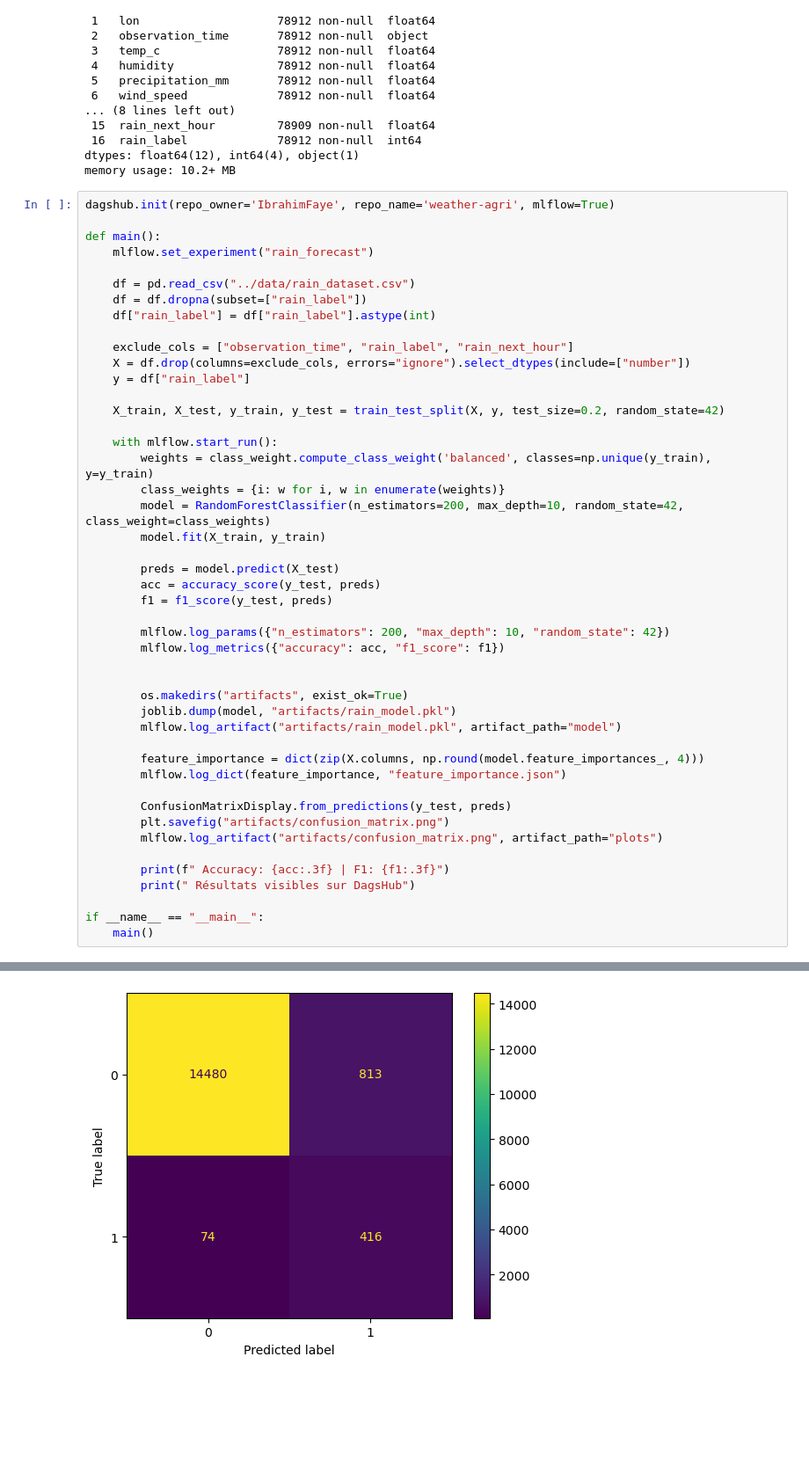
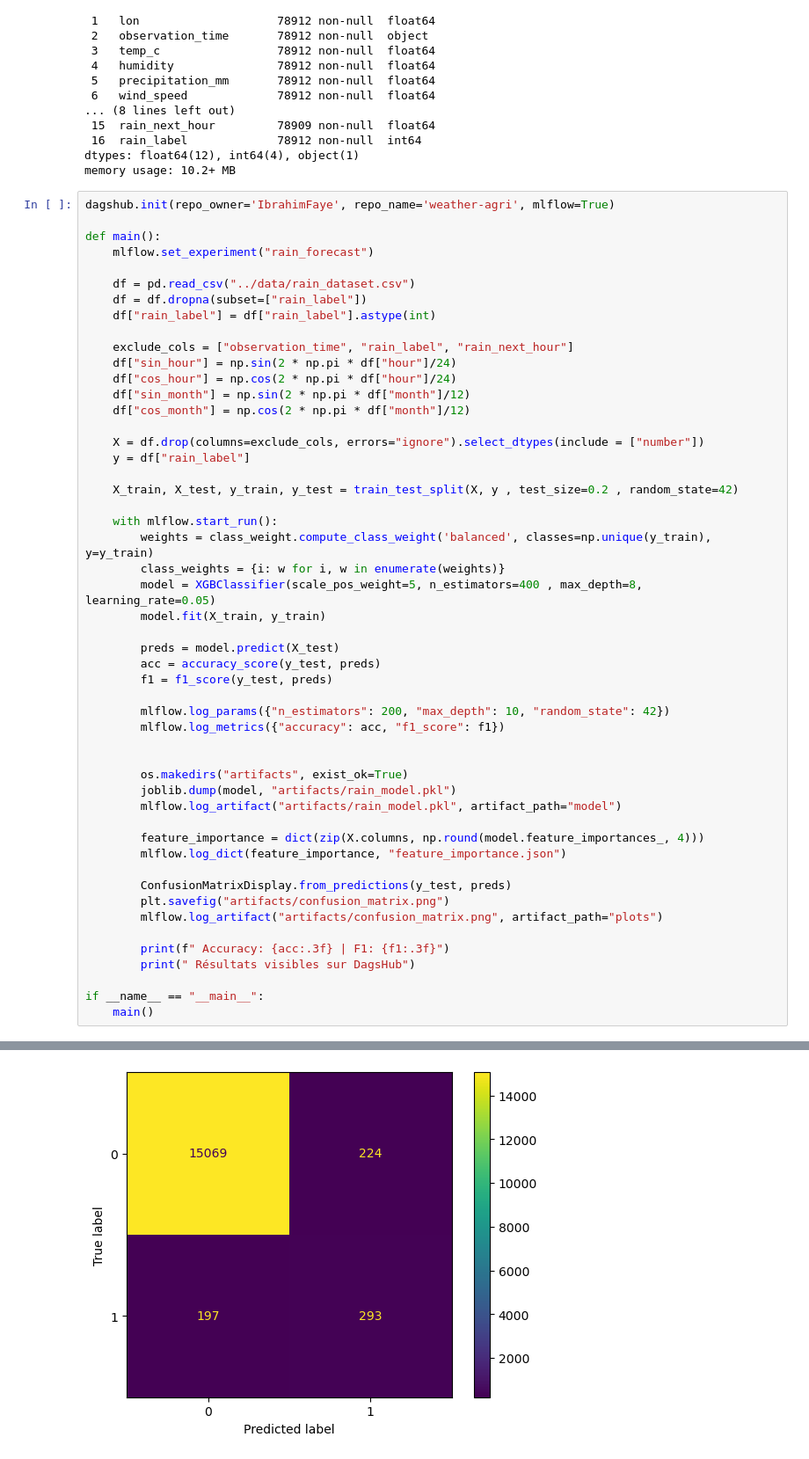
Before and after one commit to Drakariss02/weather-agri-platform, a Jupyter notebook: ml/train_pluie_model.ipynb, the cells around one changed output, grey strips where cells are left out. Shown: that part at 88% size. Saved outputs shown, nothing was run; the diff lists cells and outputs as text; blank space fills up the shorter version.

```diff
--- a/ml/train_pluie_model.ipynb
+++ b/ml/train_pluie_model.ipynb
@@ -74,15 +75,20 @@ def main():
     df["rain_label"] = df["rain_label"].astype(int)
 
     exclude_cols = ["observation_time", "rain_label", "rain_next_hour"]
-    X = df.drop(columns=exclude_cols, errors="ignore").select_dtypes(include=["number"])
+    df["sin_hour"] = np.sin(2 * np.pi * df["hour"]/24)
+    df["cos_hour"] = np.cos(2 * np.pi * df["hour"]/24)
+    df["sin_month"] = np.sin(2 * np.pi * df["month"]/12)
+    df["cos_month"] = np.cos(2 * np.pi * df["month"]/12)
+
+    X = df.drop(columns=exclude_cols, errors="ignore").select_dtypes(include = ["number"])
     y = df["rain_label"]
 
-    X_train, X_test, y_train, y_test = train_test_split(X, y, test_size=0.2, random_state=42)
+    X_train, X_test, y_train, y_test = train_test_split(X, y , test_size=0.2 , random_state=42)
 
     with mlflow.start_run():
         weights = class_weight.compute_class_weight('balanced', classes=np.unique(y_train), y=y_train)
         class_weights = {i: w for i, w in enumerate(weights)}
-        model = RandomForestClassifier(n_estimators=200, max_depth=10, random_state=42, class_weight=class_weights)
+        model = XGBClassifier(scale_pos_weight=5, n_estimators=400 , max_depth=8, learning_rate=0.05)
         model.fit(X_train, y_train)
 
         preds = model.predict(X_test)
@@ -118,2 +124,2 @@ Repository IbrahimFaye/weather-agri initialized!
 🧪 View experiment at: https://dagshub.com/IbrahimFaye/weather-agri.mlflow/#/experiments/1
-[figure, old version]
+[figure, new version]
```
Also changed, not shown: parts of 2 cells of this notebook, 5 other files.
